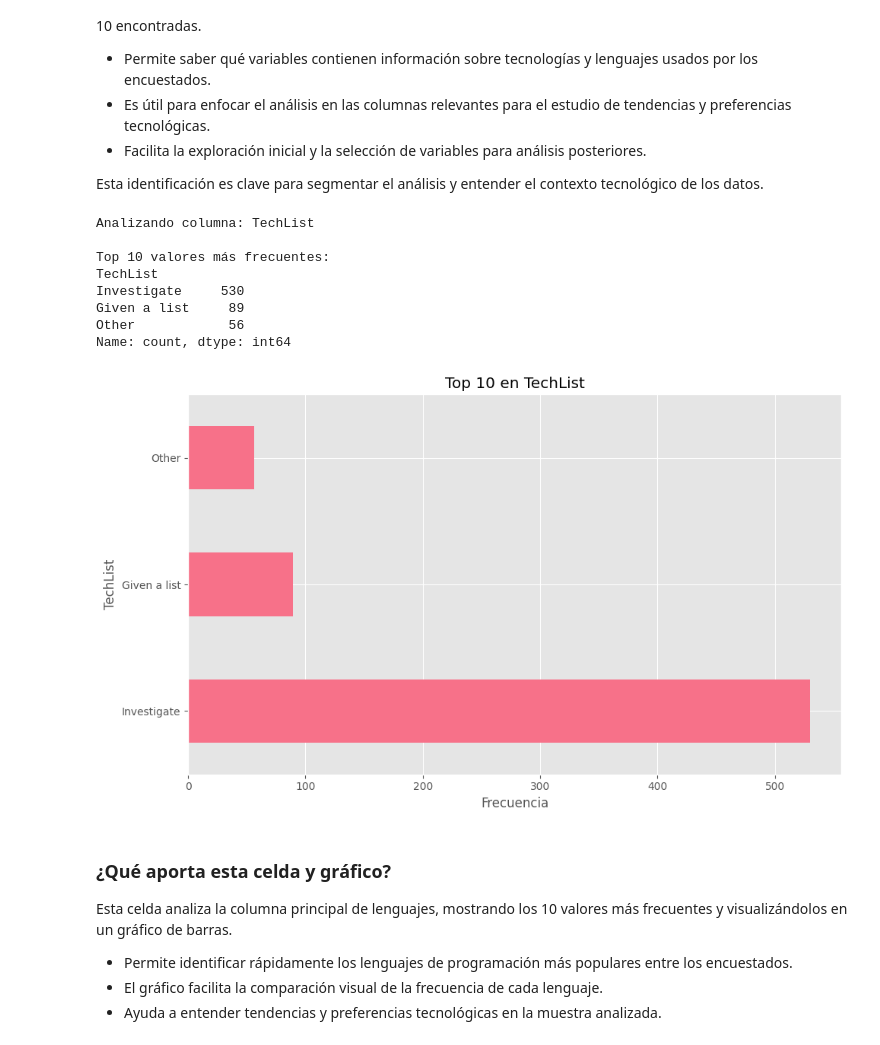
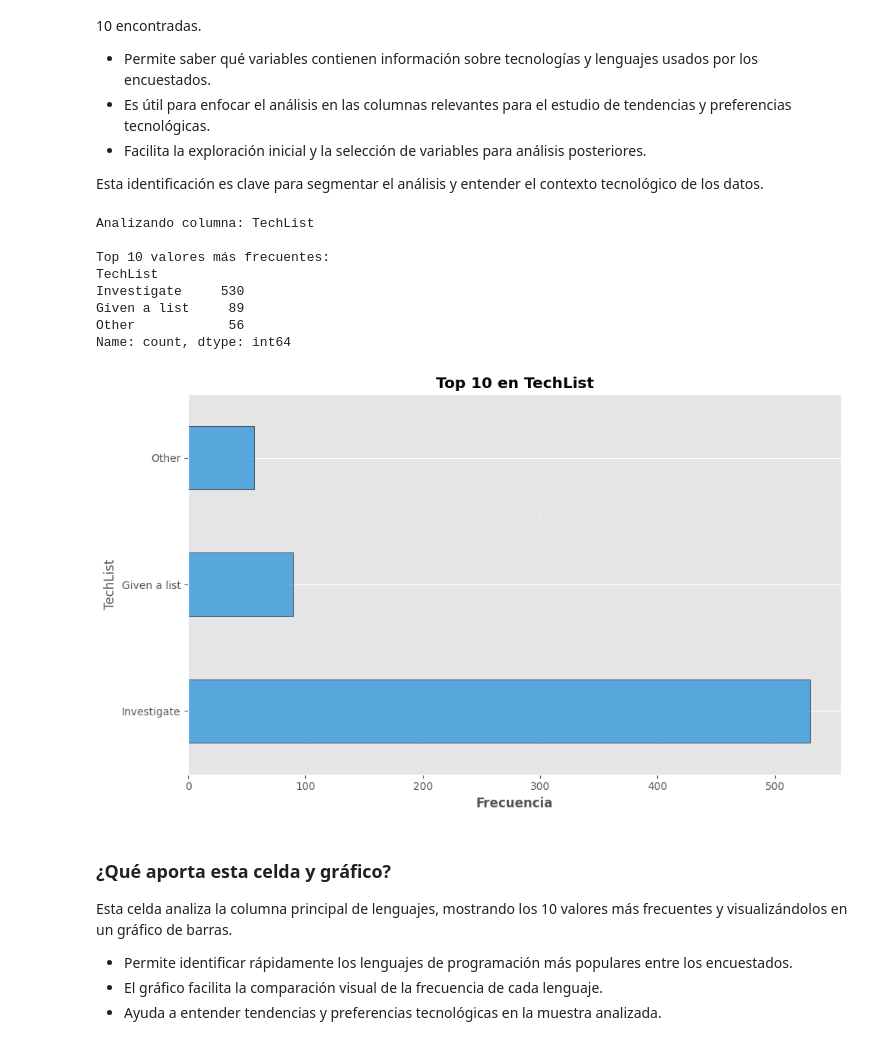
Before and after one commit to HecAguilaV/ML_Analisis_Ecosistema_Dev, a Jupyter notebook: notebooks/01_analisis_exploratorio.ipynb, the cells around one changed output. Drawn from its saved outputs; the diff is of its cells as text; code cells hidden in the pictures.

```diff
--- a/notebooks/01_analisis_exploratorio.ipynb
+++ b/notebooks/01_analisis_exploratorio.ipynb
@@ -66,6 +66,13 @@ import seaborn as sns
 plt.style.use('ggplot')
 sns.set_palette("husl")
 
+# Paleta de colores (consistente con notebooks 03 y 04)
+COLOR_PRIMARY = '#06A77D'      # Verde teal (color principal)
+COLOR_SECONDARY = '#3498DB'     # Azul (color secundario)
+COLOR_SUCCESS = '#2ECC71'       # Verde claro (éxito/positivo)
+COLOR_ACCENT = '#F18F01'        # Naranja (acento)
+COLOR_WARNING = '#F39C12'       # Amarillo/naranja (advertencia)
+
 print("Librerías cargadas correctamente")
 # %% [output]
 Librerías cargadas correctamente
@@ -408,33 +416,34 @@ Esta identificación es clave para segmentar el análisis y entender el contexto
 # %%
 # Si encontré columnas de lenguajes, analizar la primera
 if len(columnas_lenguajes) > 0:
     col_principal = columnas_lenguajes[0]
     print(f"Analizando columna: {col_principal}")
 
     # Contar valores
     conteo = df[col_principal].value_counts().head(10)
     print("\nTop 10 valores más frecuentes:")
     print(conteo)
 
     # Gráfico
     plt.figure(figsize=(10, 6))
-    conteo.plot(kind='barh')
-    plt.xlabel('Frecuencia')
-    plt.title(f'Top 10 en {col_principal}')
+    ax = conteo.plot(kind='barh', color=COLOR_SECONDARY, alpha=0.8, edgecolor='black')
+    plt.grid(axis='x', alpha=0.3, linestyle='--')
+    plt.xlabel('Frecuencia', fontweight='bold')
+    plt.title(f'Top 10 en {col_principal}', fontweight='bold')
     plt.tight_layout()
     plt.show()
 else:
     print("No se encontraron columnas específicas de lenguajes")
 # %% [output]
 Analizando columna: TechList
 
 Top 10 valores más frecuentes:
 TechList
 Investigate     530
 Given a list     89
 Other            56
 Name: count, dtype: int64
-[figure, old version]
+[figure, new version]
 # %% [markdown]
 ### ¿Qué aporta esta celda y gráfico?
 Esta celda analiza la columna principal de lenguajes, mostrando los 10 valores más frecuentes y visualizándolos en un gráfico de barras.
```
Also changed, not shown: parts of 8 cells of this notebook.
